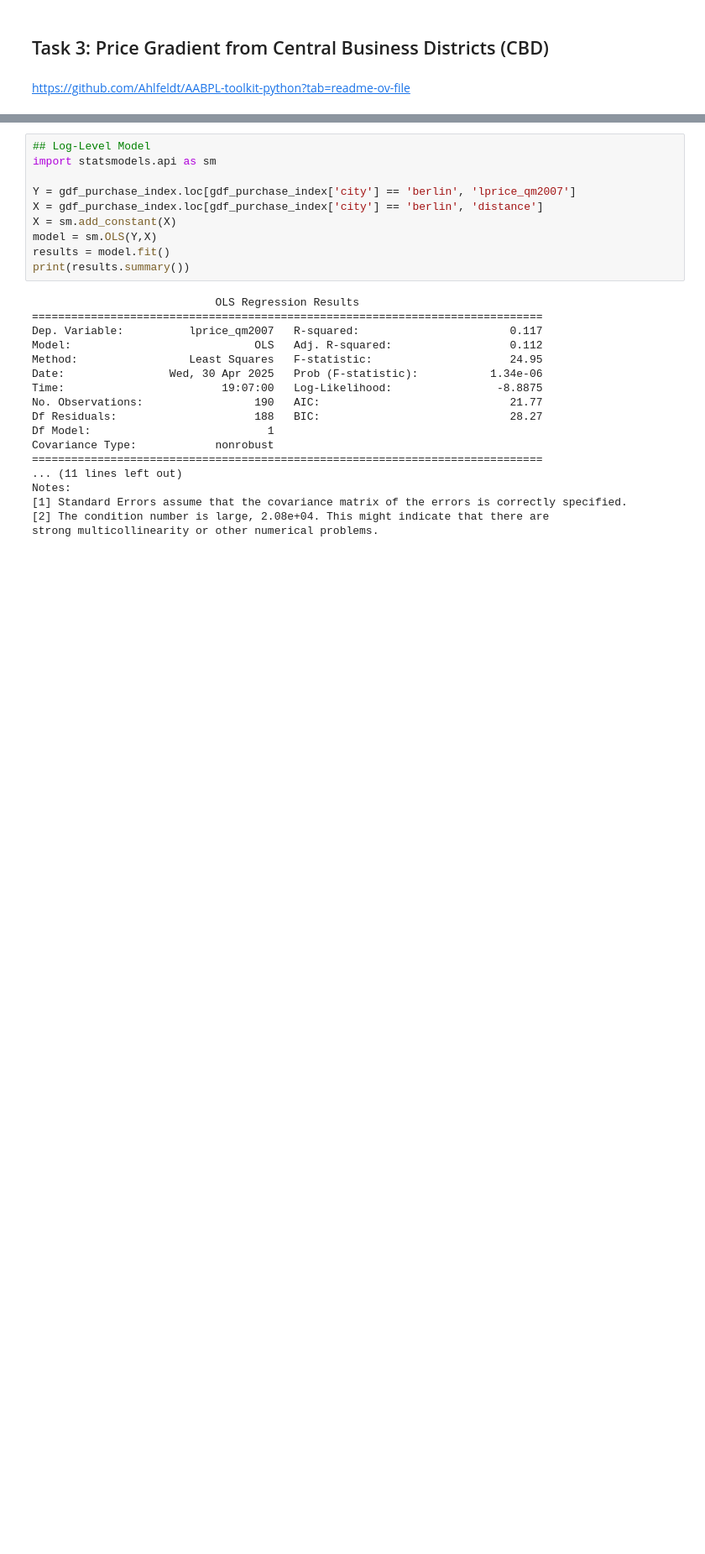
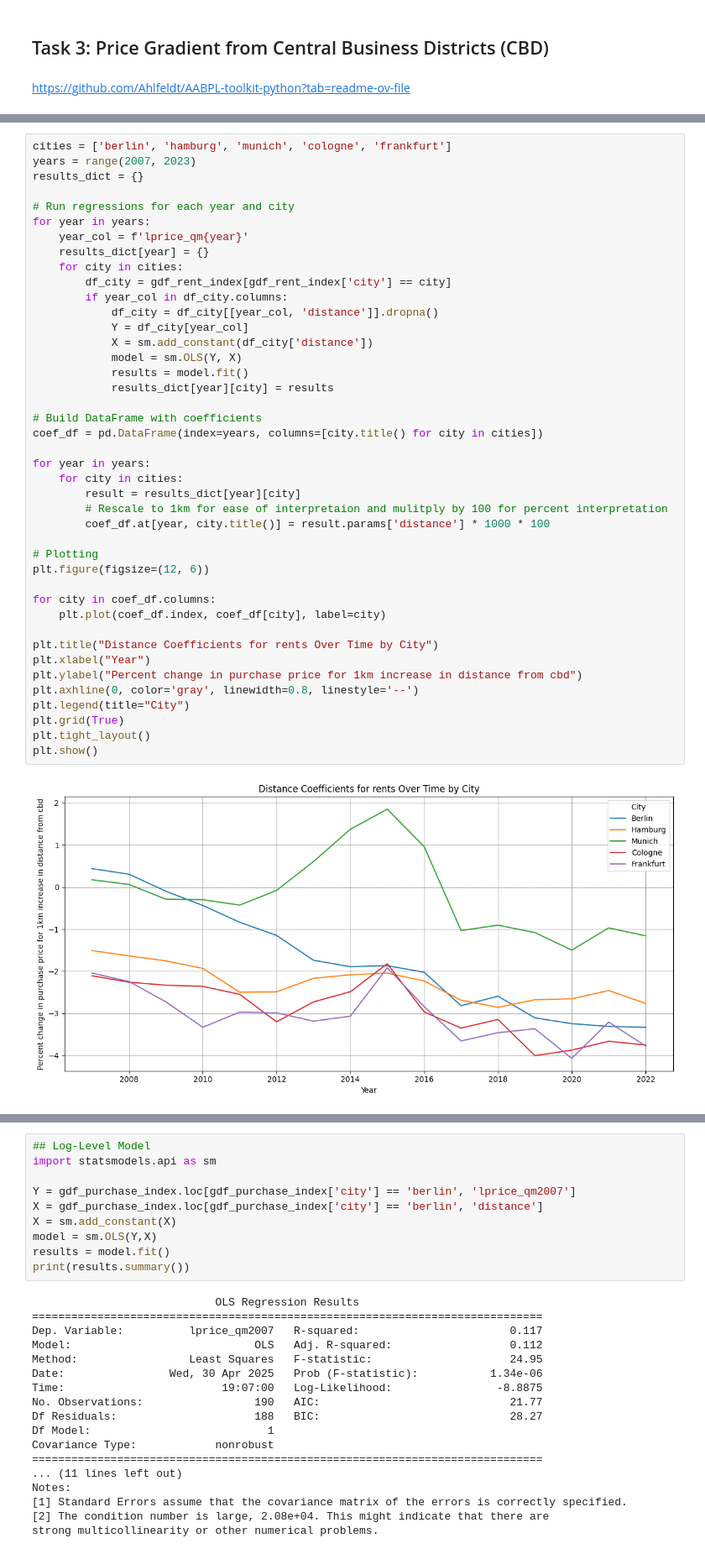
Before and after one commit to dbursy/qse_collaboration, a Jupyter notebook: notebooks/QSE_Tutorial_2_Group_2.ipynb, the cells around one changed output, grey strips where cells are left out. Shown at 84% size. Drawn from its saved outputs; the diff is of its cells as text; blank space fills up the shorter version.

```diff
--- a/notebooks/QSE_Tutorial_2_Group_2.ipynb
+++ b/notebooks/QSE_Tutorial_2_Group_2.ipynb
@@ -803,0 +811,44 @@ plt.show()
+# %%
+cities = ['berlin', 'hamburg', 'munich', 'cologne', 'frankfurt']
+years = range(2007, 2023)
+results_dict = {}
+
+# Run regressions for each year and city
+for year in years:
+    year_col = f'lprice_qm{year}'
+    results_dict[year] = {}
+    for city in cities:
+        df_city = gdf_rent_index[gdf_rent_index['city'] == city]
+        if year_col in df_city.columns:
+            df_city = df_city[[year_col, 'distance']].dropna()
+            Y = df_city[year_col]
+            X = sm.add_constant(df_city['distance'])
+            model = sm.OLS(Y, X)
+            results = model.fit()
+            results_dict[year][city] = results
+
+# Build DataFrame with coefficients
+coef_df = pd.DataFrame(index=years, columns=[city.title() for city in cities])
+
+for year in years:
+    for city in cities:
+        result = results_dict[year][city]
+        # Rescale to 1km for ease of interpretaion and mulitply by 100 for percent interpretation
+        coef_df.at[year, city.title()] = result.params['distance'] * 1000 * 100
+
+# Plotting
+plt.figure(figsize=(12, 6))
+
+for city in coef_df.columns:
+    plt.plot(coef_df.index, coef_df[city], label=city)
+
+plt.title("Distance Coefficients for rents Over Time by City")
+plt.xlabel("Year")
+plt.ylabel("Percent change in purchase price for 1km increase in distance from cbd")
+plt.axhline(0, color='gray', linewidth=0.8, linestyle='--')
+plt.legend(title="City")
+plt.grid(True)
+plt.tight_layout()
+plt.show()
+# %% [output]
+[figure, added]
```
Also changed, not shown: parts of 11 cells of this notebook.
